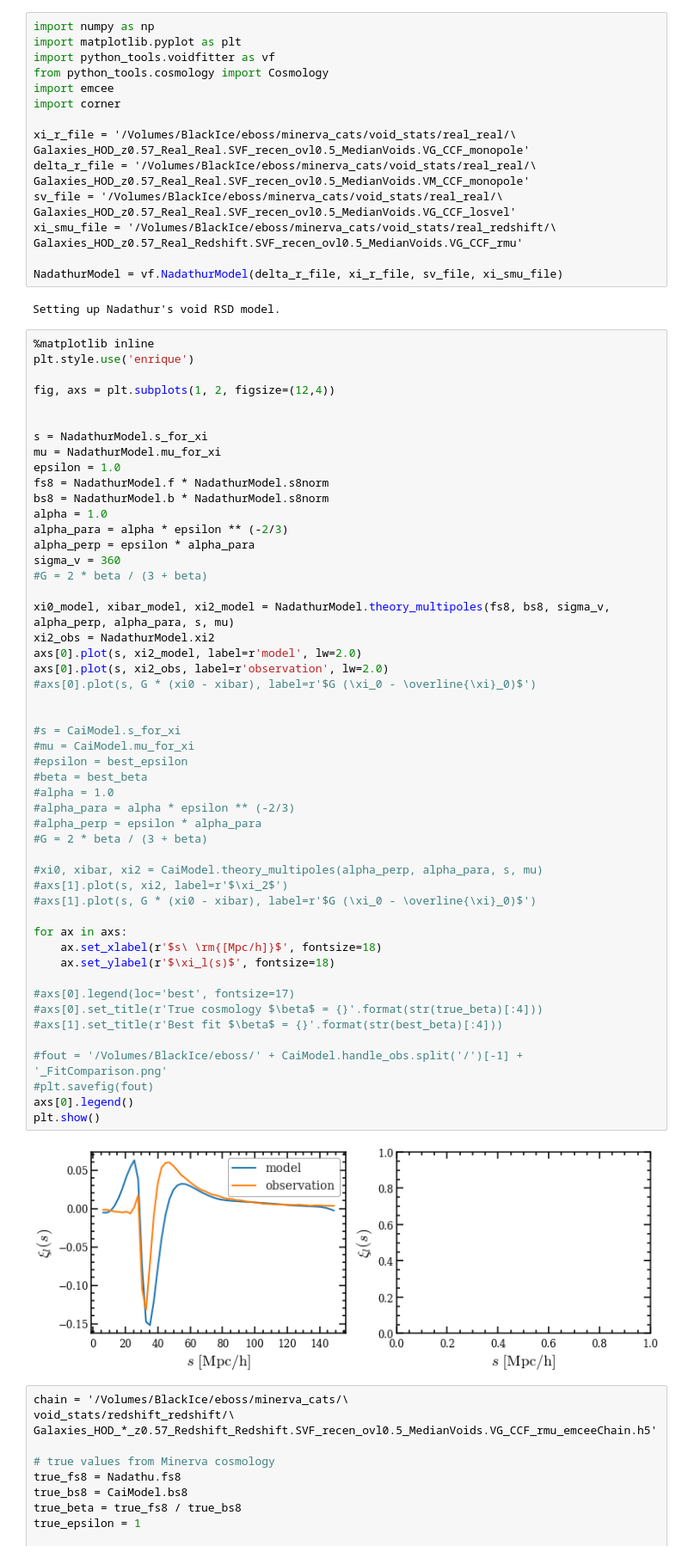
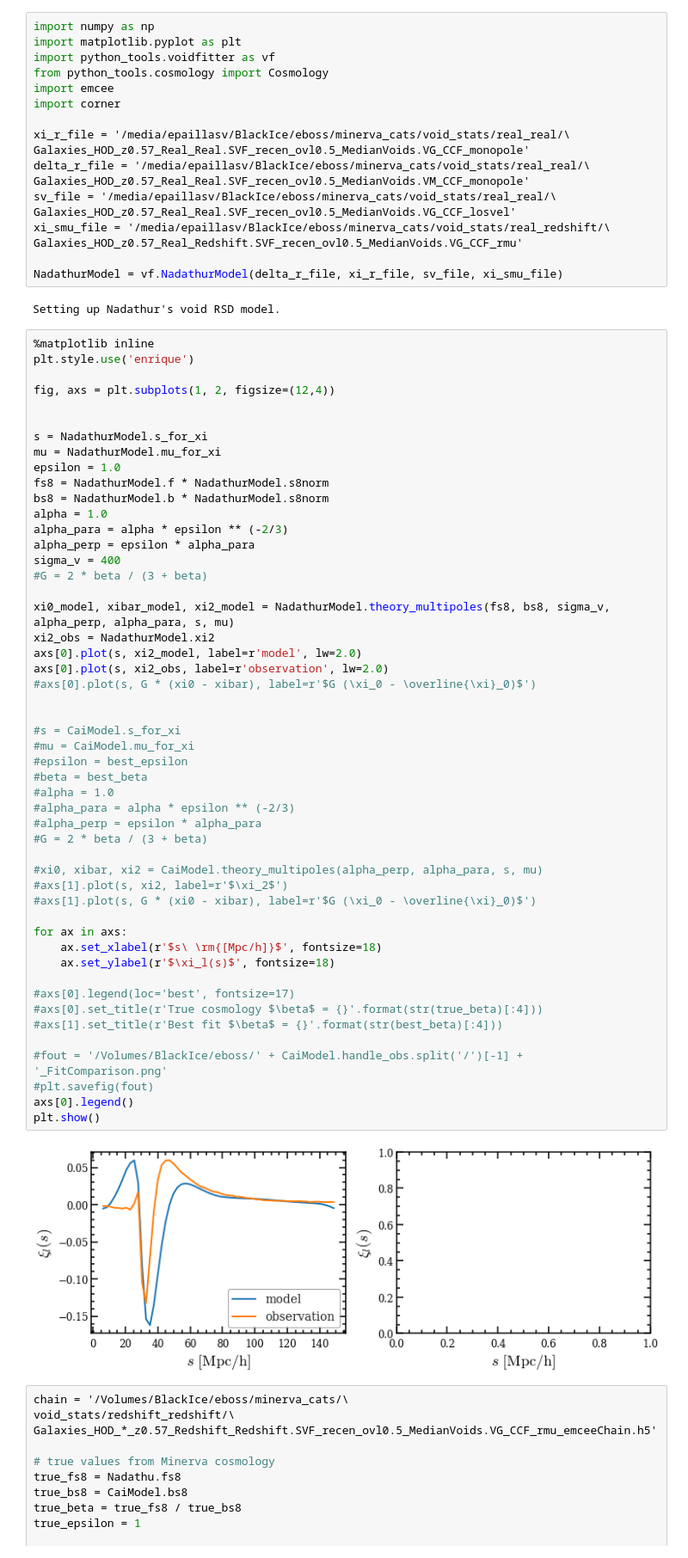
Before and after one commit to epaillas/old_VoidFinder, a Jupyter notebook: plot_nadathur_model.ipynb, the cells around one changed output. Shown at 86% size. Cells and saved outputs as stored; diff of their text form.

```diff
--- a/plot_nadathur_model.ipynb
+++ b/plot_nadathur_model.ipynb
@@ -6,13 +6,13 @@ from python_tools.cosmology import Cosmology
 import emcee
 import corner
 
-xi_r_file = '/Volumes/BlackIce/eboss/minerva_cats/void_stats/real_real/\
+xi_r_file = '/media/epaillasv/BlackIce/eboss/minerva_cats/void_stats/real_real/\
 Galaxies_HOD_z0.57_Real_Real.SVF_recen_ovl0.5_MedianVoids.VG_CCF_monopole'
-delta_r_file = '/Volumes/BlackIce/eboss/minerva_cats/void_stats/real_real/\
+delta_r_file = '/media/epaillasv/BlackIce/eboss/minerva_cats/void_stats/real_real/\
 Galaxies_HOD_z0.57_Real_Real.SVF_recen_ovl0.5_MedianVoids.VM_CCF_monopole'
-sv_file = '/Volumes/BlackIce/eboss/minerva_cats/void_stats/real_real/\
+sv_file = '/media/epaillasv/BlackIce/eboss/minerva_cats/void_stats/real_real/\
 Galaxies_HOD_z0.57_Real_Real.SVF_recen_ovl0.5_MedianVoids.VG_CCF_losvel'
-xi_smu_file = '/Volumes/BlackIce/eboss/minerva_cats/void_stats/real_redshift/\
+xi_smu_file = '/media/epaillasv/BlackIce/eboss/minerva_cats/void_stats/real_redshift/\
 Galaxies_HOD_z0.57_Real_Redshift.SVF_recen_ovl0.5_MedianVoids.VG_CCF_rmu'
 
 NadathurModel = vf.NadathurModel(delta_r_file, xi_r_file, sv_file, xi_smu_file)
@@ -33,7 +33,7 @@ bs8 = NadathurModel.b * NadathurModel.s8norm
 alpha = 1.0
 alpha_para = alpha * epsilon ** (-2/3)
 alpha_perp = epsilon * alpha_para
-sigma_v = 360
+sigma_v = 400
 #G = 2 * beta / (3 + beta)
 
 xi0_model, xibar_model, xi2_model = NadathurModel.theory_multipoles(fs8, bs8, sigma_v, alpha_perp, alpha_para, s, mu)
@@ -42,34 +42,34 @@ axs[0].plot(s, xi2_model, label=r'model', lw=2.0)
 axs[0].plot(s, xi2_obs, label=r'observation', lw=2.0)
 #axs[0].plot(s, G * (xi0 - xibar), label=r'$G (\xi_0 - \overline{\xi}_0)$')
 
 
 #s = CaiModel.s_for_xi
 #mu = CaiModel.mu_for_xi
 #epsilon = best_epsilon
 #beta = best_beta
 #alpha = 1.0
 #alpha_para = alpha * epsilon ** (-2/3)
 #alpha_perp = epsilon * alpha_para
 #G = 2 * beta / (3 + beta)
 
 #xi0, xibar, xi2 = CaiModel.theory_multipoles(alpha_perp, alpha_para, s, mu)
 #axs[1].plot(s, xi2, label=r'$\xi_2$')
 #axs[1].plot(s, G * (xi0 - xibar), label=r'$G (\xi_0 - \overline{\xi}_0)$')
 
 for ax in axs:
     ax.set_xlabel(r'$s\ \rm{[Mpc/h]}$', fontsize=18)
     ax.set_ylabel(r'$\xi_l(s)$', fontsize=18)
 
 #axs[0].legend(loc='best', fontsize=17)
 #axs[0].set_title(r'True cosmology $\beta$ = {}'.format(str(true_beta)[:4]))
 #axs[1].set_title(r'Best fit $\beta$ = {}'.format(str(best_beta)[:4]))
 
 #fout = '/Volumes/BlackIce/eboss/' + CaiModel.handle_obs.split('/')[-1] + '_FitComparison.png'
 #plt.savefig(fout)
 axs[0].legend()
 plt.show()
 # %% [output]
-[figure, old version]
+[figure, new version]
 # %%
 chain = '/Volumes/BlackIce/eboss/minerva_cats/\
 void_stats/redshift_redshift/\
```
Also changed, not shown: 4 other files.
